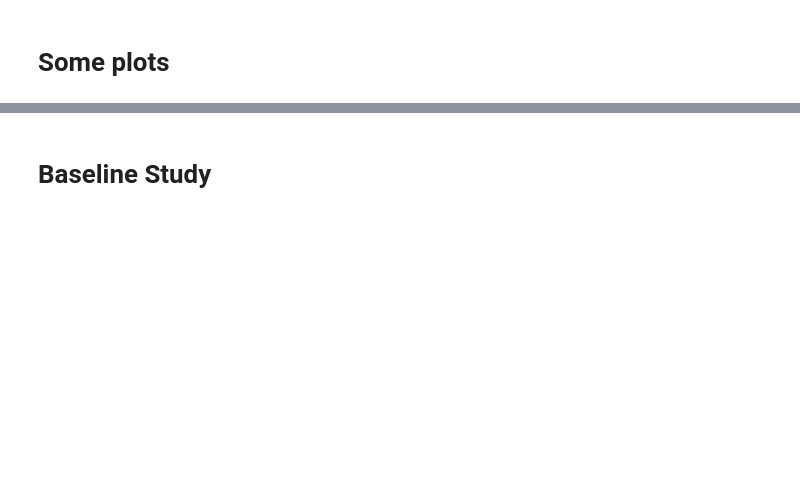
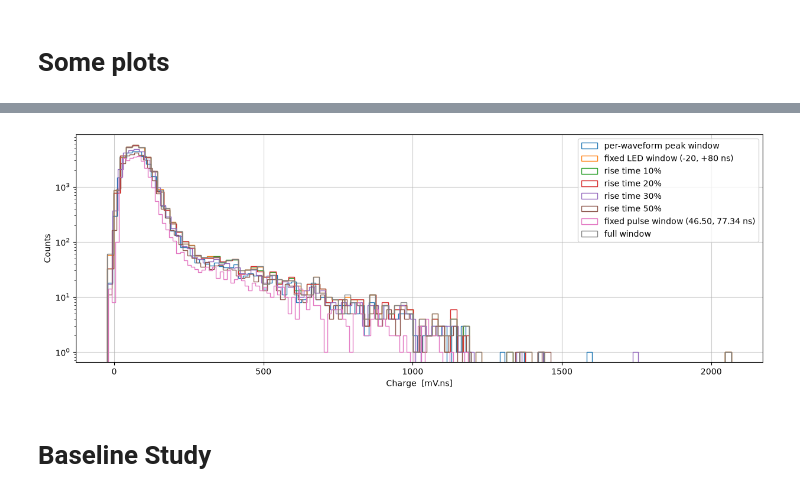
Before and after one commit to TAU-neutrino-lab/PMT-characterization, a Jupyter notebook: PMT_calibration/Selection.ipynb, the cells around one changed output, grey strips where cells are left out. Drawn from its saved outputs; the diff is of its cells as text; code cells hidden in the pictures; blank space fills up the shorter version.

```diff
--- a/PMT_calibration/Selection.ipynb
+++ b/PMT_calibration/Selection.ipynb
@@ -248,23 +404,32 @@ save_plot(fig, save_plots, save_dir, file_nickname, f"snr_repport",  Nevents=Non
 # %%
 fig, axes = plt.subplots(1, 1, figsize=(15, 5))
 
 
 rg = None #(-20, 10)
 den=False
 
 axes.hist(df_sel.charge_peak_window_mV_ns,  bins=100, range=rg, density=den, histtype='step', label="per-waveform peak window");
 axes.hist(df_sel.charge_led_window_mV_ns, bins=100, range=rg, density=den, histtype='step', label="fixed LED window (-20, +80 ns)");
 axes.hist(df_sel.charge_cfd10_window_mV_ns, bins=100, range=rg, density=den, histtype='step', label="rise time 10%");
 axes.hist(df_sel.charge_cfd20_window_mV_ns, bins=100, range=rg, density=den, histtype='step', label="rise time 20%");
 axes.hist(df_sel.charge_cfd30_window_mV_ns, bins=100, range=rg, density=den, histtype='step', label="rise time 30%");
 axes.hist(df_sel.charge_cfd50_window_mV_ns, bins=100, range=rg, density=den, histtype='step', label="rise time 50%");
+if fixed_pulse_window_charge["enabled"]:
+    fixed_start_ns, fixed_stop_ns = fixed_pulse_window_charge["window_ns"]
+    axes.hist(
+        df_sel[fixed_pulse_window_charge["column"]], bins=100, range=rg,
+        density=den, histtype='step',
+        label=f"fixed pulse window ({fixed_start_ns:.2f}, {fixed_stop_ns:.2f} ns)",
+    )
 axes.hist(df_sel.area_mV_ns, bins=100, range=rg, density=den, histtype='step', label="full window");
 axes.set_yscale('log');
 axes.set_xlabel('Charge  [mV.ns]');
 axes.set_ylabel('Counts');
 axes.legend();
 
 save_plot(fig, save_plots, save_dir, file_nickname, f"charge_all_methods",  Nevents=None);
+# %% [output]
+[figure, added]
 # %% [markdown]
 # Baseline Study
 # %%
```
Also changed, not shown: parts of 16 cells of this notebook, 16 other files.
